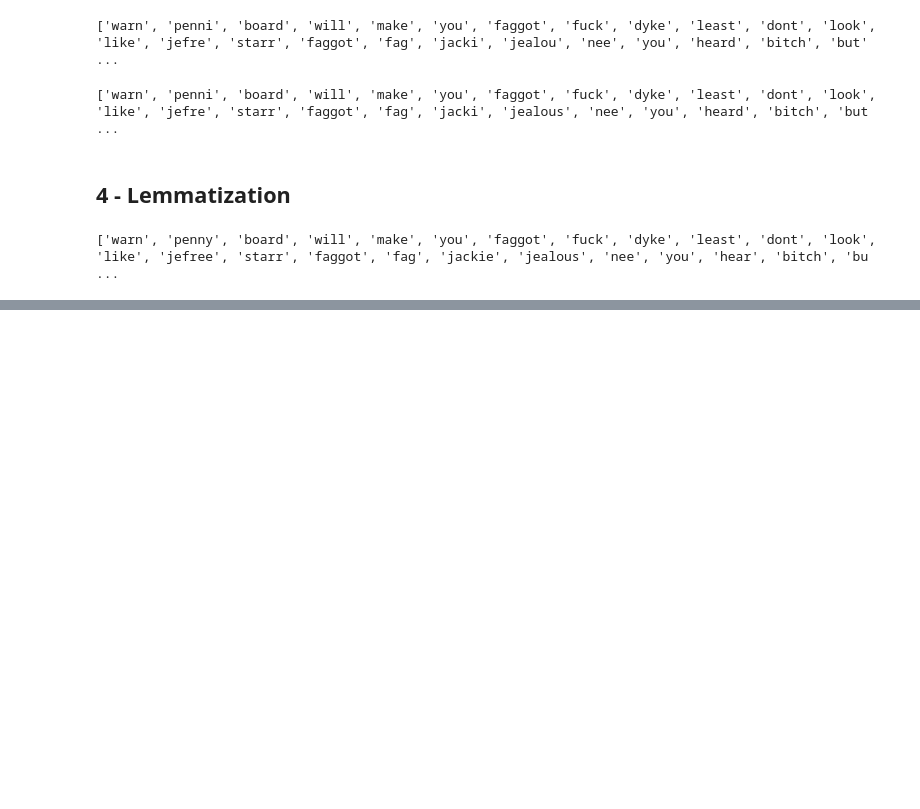
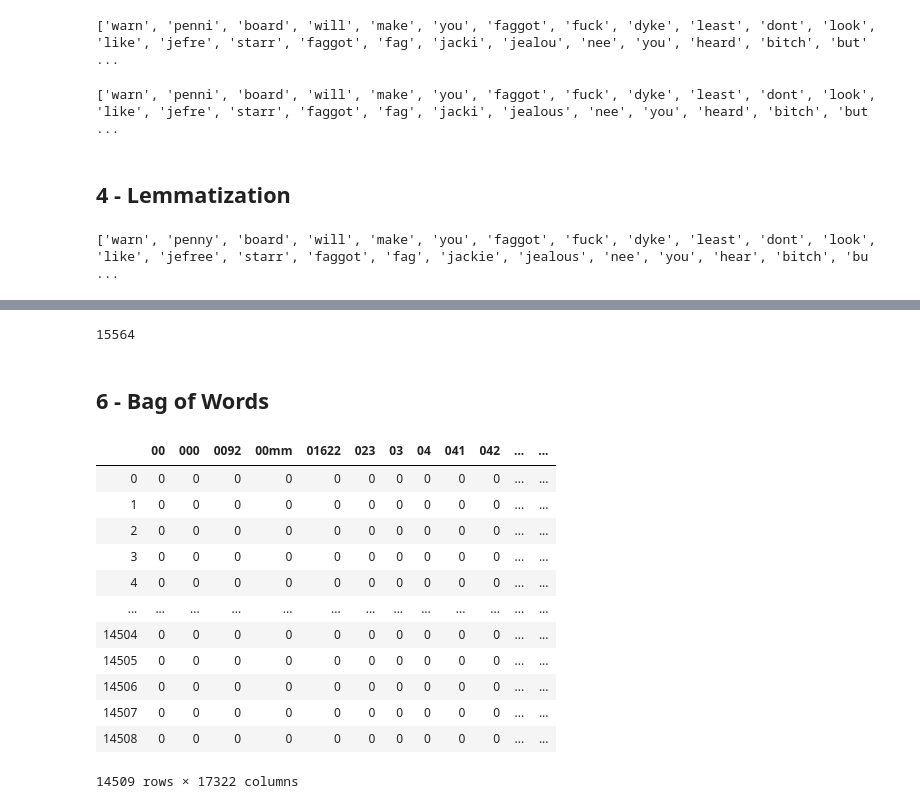
Before and after one commit to filipecard/analise-de-odio, a Jupyter notebook: Análise Descritiva Supervisionada/3 - Normalização do texto.ipynb, the cells around one changed output, grey strips where cells are left out. Cells and saved outputs as stored; diff of their text form; code cells hidden in the pictures; blank space fills up the shorter version.

Commit message:
Fazer Bag of Words

```diff
--- a/Análise Descritiva Supervisionada/3 - Normalização do texto.ipynb
+++ b/Análise Descritiva Supervisionada/3 - Normalização do texto.ipynb
@@ -90,0 +101,31 @@ print(list(filter(lambda x : len(x) > 2, word_lemm))[:25])
+# %%
+len(set(words_final))
+# %% [output]
+15564
+# %% [markdown]
+## 6 - Bag of Words
+# %%
+from sklearn.feature_extraction.text import CountVectorizer
+
+count_vectorizer = CountVectorizer()
+# %%
+bag_of_words = count_vectorizer.fit_transform(data.tweet_text)
+# %%
+feature_names = count_vectorizer.get_feature_names()
+bow = pd.DataFrame(bag_of_words.toarray(), columns = feature_names)
+# %%
+bow
+# %% [output]
+|  | 00 | 000 | 0092 | 00mm | 01622 | 023 | 03 | 04 | 041 | 042 | ... | ... |
+| 0 | 0 | 0 | 0 | 0 | 0 | 0 | 0 | 0 | 0 | 0 | ... | ... |
+| 1 | 0 | 0 | 0 | 0 | 0 | 0 | 0 | 0 | 0 | 0 | ... | ... |
+| 2 | 0 | 0 | 0 | 0 | 0 | 0 | 0 | 0 | 0 | 0 | ... | ... |
+| 3 | 0 | 0 | 0 | 0 | 0 | 0 | 0 | 0 | 0 | 0 | ... | ... |
+| 4 | 0 | 0 | 0 | 0 | 0 | 0 | 0 | 0 | 0 | 0 | ... | ... |
+| ... | ... | ... | ... | ... | ... | ... | ... | ... | ... | ... | ... | ... |
+| 14504 | 0 | 0 | 0 | 0 | 0 | 0 | 0 | 0 | 0 | 0 | ... | ... |
+| 14505 | 0 | 0 | 0 | 0 | 0 | 0 | 0 | 0 | 0 | 0 | ... | ... |
+| 14506 | 0 | 0 | 0 | 0 | 0 | 0 | 0 | 0 | 0 | 0 | ... | ... |
+| 14507 | 0 | 0 | 0 | 0 | 0 | 0 | 0 | 0 | 0 | 0 | ... | ... |
+| 14508 | 0 | 0 | 0 | 0 | 0 | 0 | 0 | 0 | 0 | 0 | ... | ... |
+14509 rows × 17322 columns
```
Also changed, not shown: parts of 4 cells of this notebook, 2 other files.
